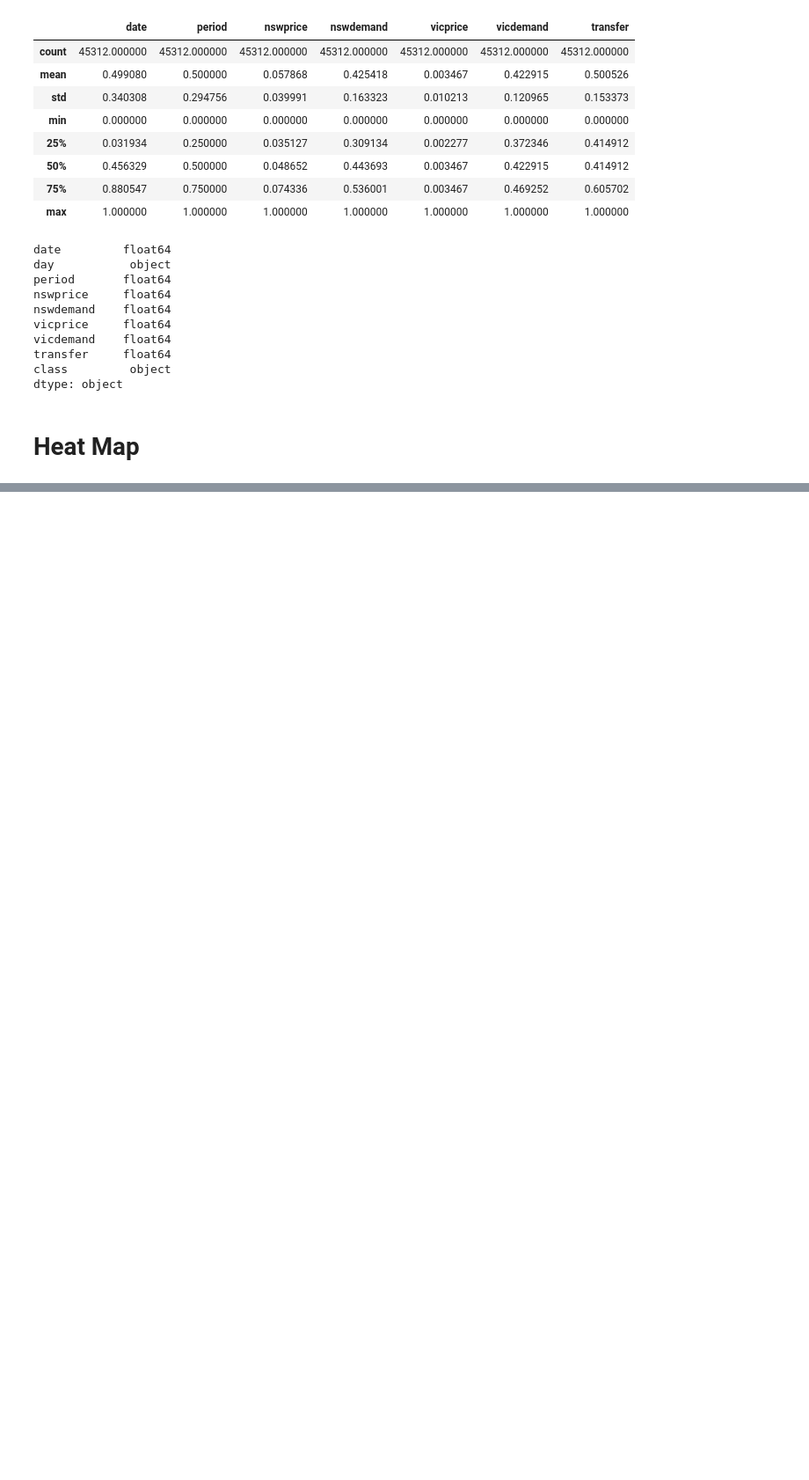
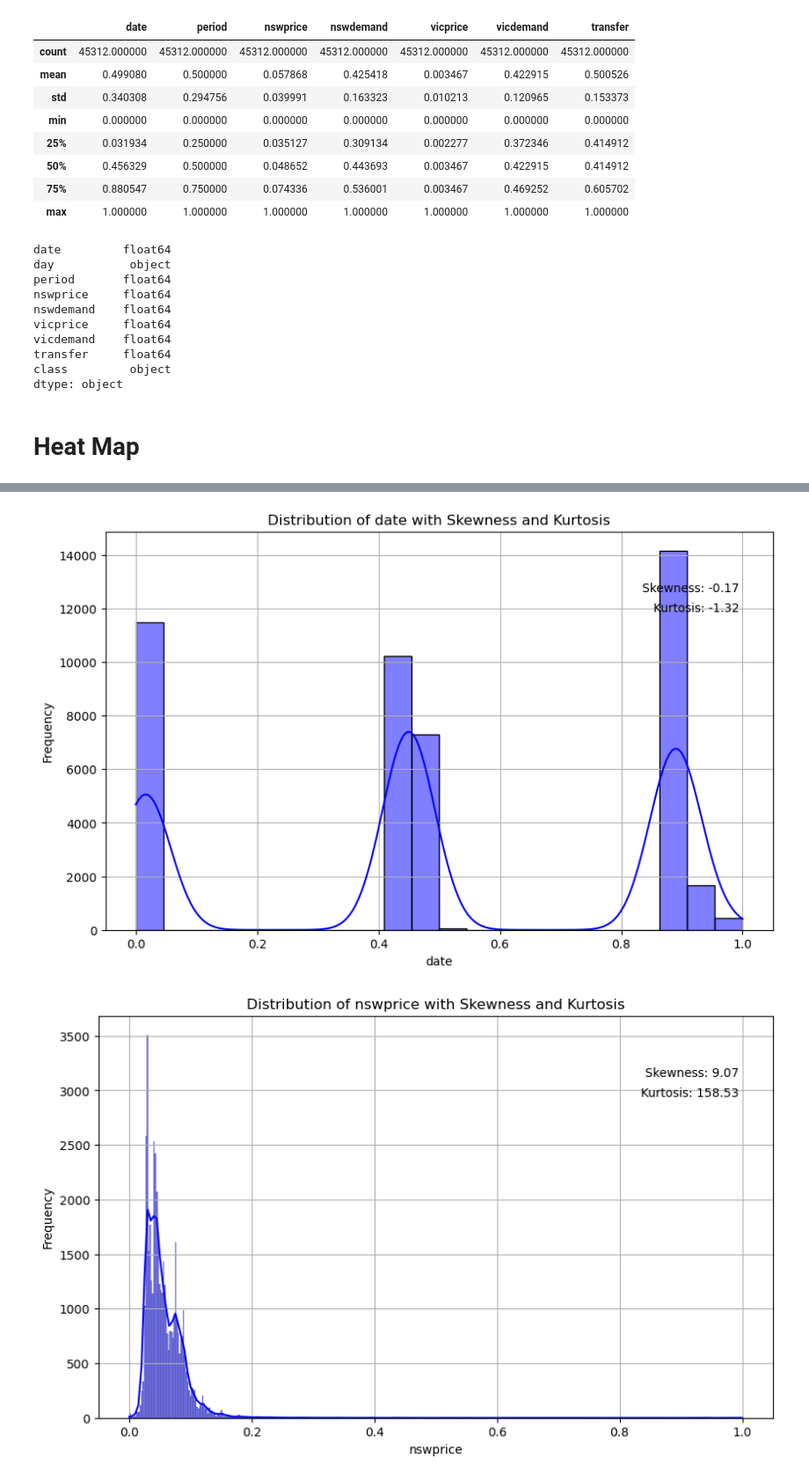
Before and after one commit to MaukanMir/Electricity-Classification, a Jupyter notebook: training.ipynb, the cells around one changed output, grey strips where cells are left out. Shown at 88% size. Cells and saved outputs as stored; diff of their text form; code cells hidden in the pictures; blank space fills up the shorter version.

```diff
--- a/training.ipynb
+++ b/training.ipynb
@@ -316,0 +489,5 @@ sns.heatmap(data=corr, annot=True)
+# %%
+dist_plot(numeric_columns)
+# %% [output]
+[figure, added]
+[figure, added]
```
Also changed, not shown: parts of 20 cells of this notebook.
